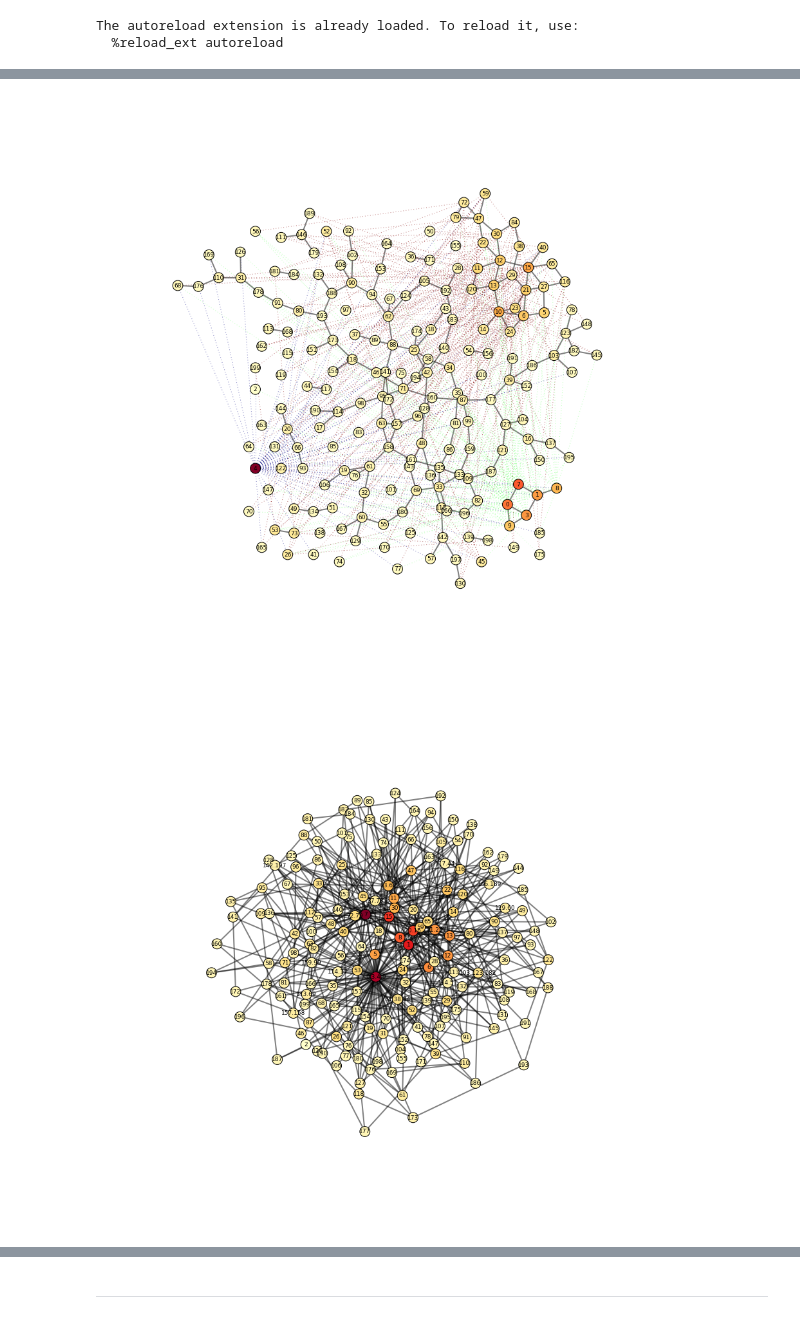
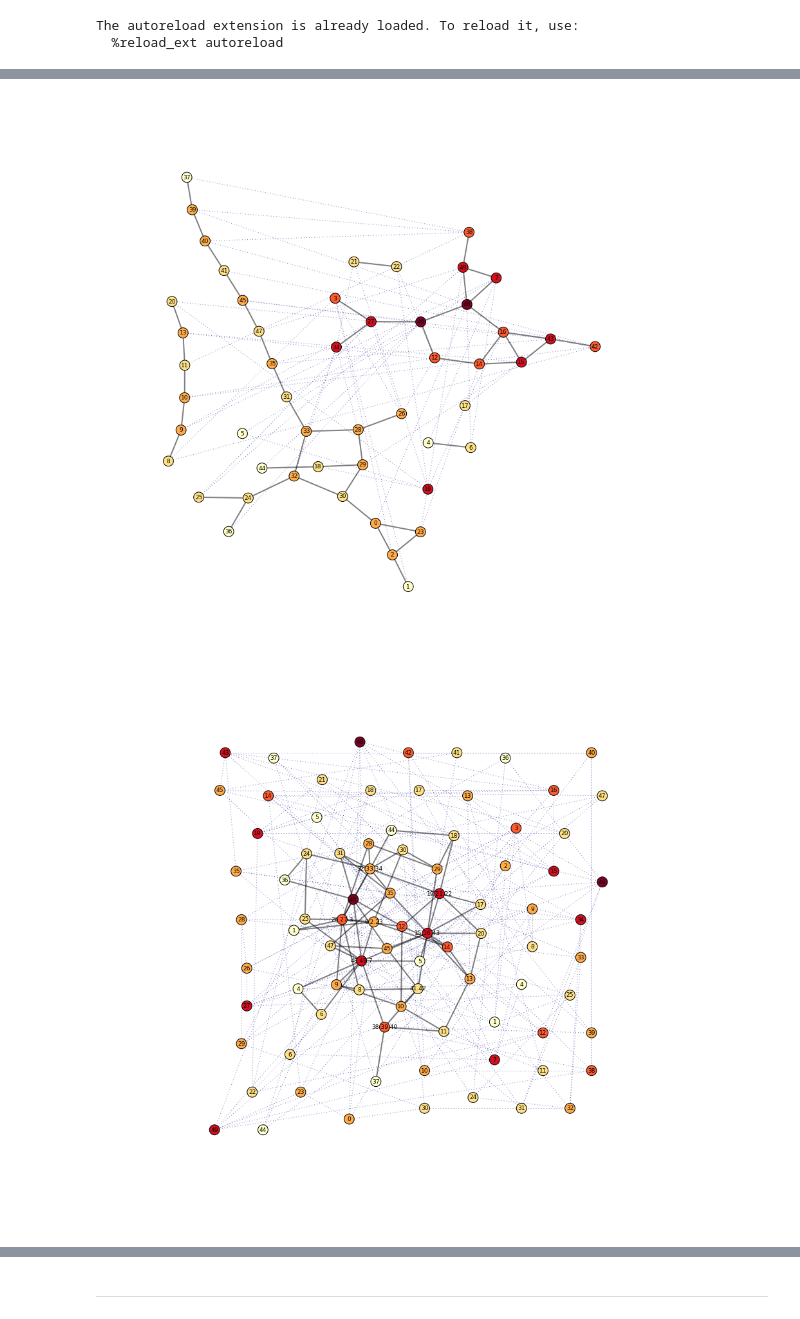
Before and after one commit to fabriziocosta/EDeN_examples, a Jupyter notebook: GArDeN GraphCoarsening.ipynb, the cells around one changed output, grey strips where cells are left out. Saved outputs shown, nothing was run; the diff lists cells and outputs as text; code cells hidden in the pictures.

```diff
--- a/GArDeN GraphCoarsening.ipynb
+++ b/GArDeN GraphCoarsening.ipynb
@@ -26,0 +34,6 @@ print '#n: %d  e:%d' % (len(G.nodes()), len(G.edges()))
+# %%
+import networkx as nx
+sequence=[1, 2, 2, 3,4]
+G=nx.connected_watts_strogatz_graph(n=50, k=4, p=0.5)
+annotate(G)
+print '#n: %d  e:%d' % (len(G.nodes()), len(G.edges()))
@@ -35,23 +50,25 @@ draw_graph(G, vertex_border=1, edge_label=None, vertex_size=200)
+# %%
+k_list=[5,6]
 # %%
 graphs=[G]
 
 from GArDen.interfaces import transform
 from GArDen.transform.coarsen import KCoreDecomposer
-graphs=transform(graphs, program=KCoreDecomposer(k_list=[8,8,6]))
+graphs=transform(graphs, program=KCoreDecomposer(k_list=k_list))
 
 g=graphs.next()
 from eden.util.display import draw_graph
 draw_graph(g,size=15, prog='neato',  ignore_for_layout='nesting',
            vertex_border=1, vertex_size=250,  vertex_alpha=1, vertex_color='degree',
            edge_label=None, dark_edge_dotted=True, dark_edge_color='level', dark_edge_alpha=.5)
 # %% [output]
-[figure, old version]
+[figure, new version]
 # %%
 graphs=[G]
 
 from GArDen.interfaces import transform
 from GArDen.transform.coarsen import CliqueDecomposer
-graphs=transform(graphs, program=CliqueDecomposer(min_clique_size=3,nesting=False,original_edges_to_nesting=False))
+graphs=transform(graphs, program=CliqueDecomposer(min_clique_size=3,nesting=True,original_edges_to_nesting=True))
 
 g=graphs.next()
 from eden.util.display import draw_graph
@@ -59,7 +76,7 @@ draw_graph(g,size=15, prog='neato',  ignore_for_layout='nesting',
            vertex_border=1, vertex_size=250,  vertex_alpha=1, vertex_color='degree',
            edge_label=None, dark_edge_dotted=True, dark_edge_color='level', dark_edge_alpha=.5)
 # %% [output]
-[figure, old version]
+[figure, new version]
 # %%
 graphs=[g]
 
```
Also changed, not shown: parts of 5 cells of this notebook, 2 other files.
